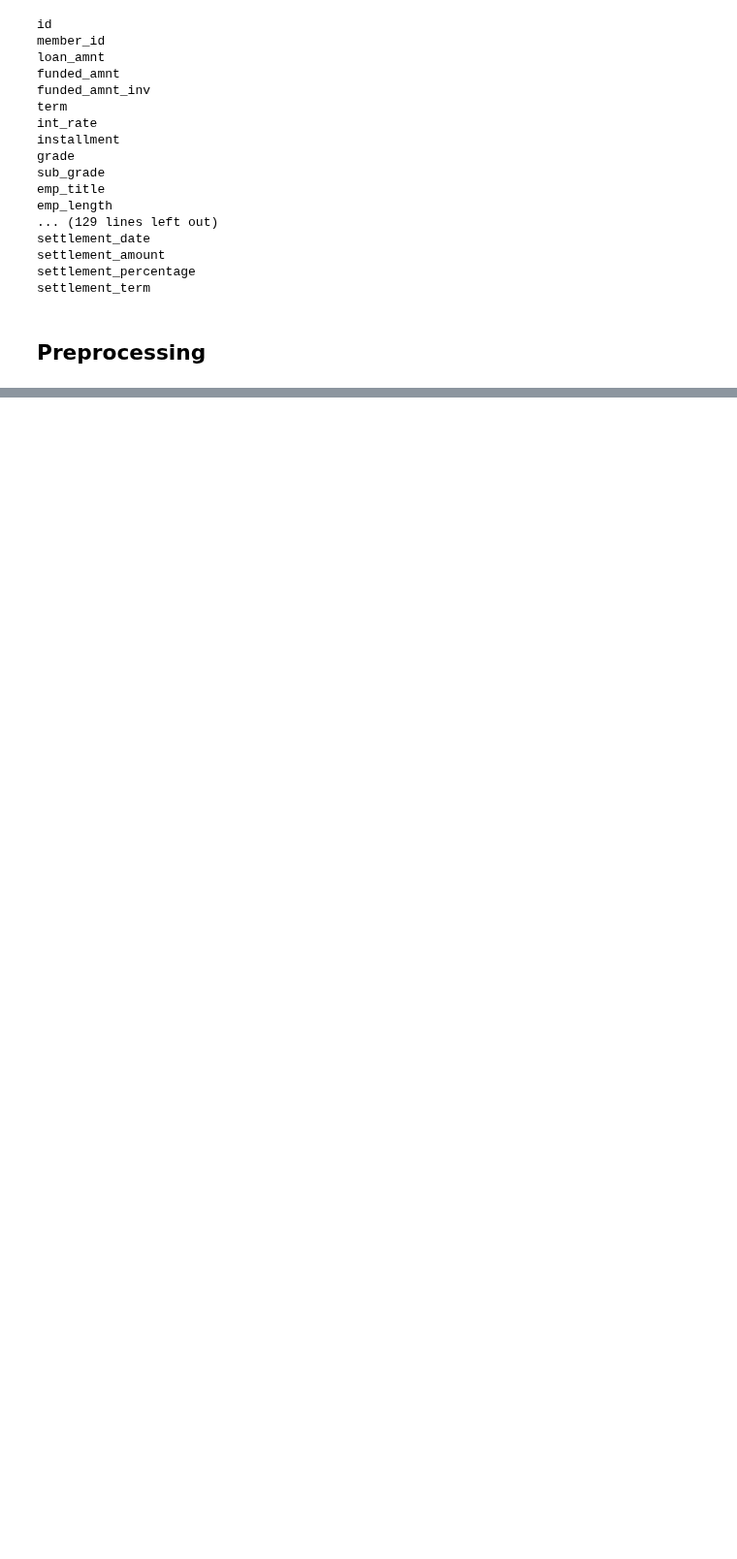
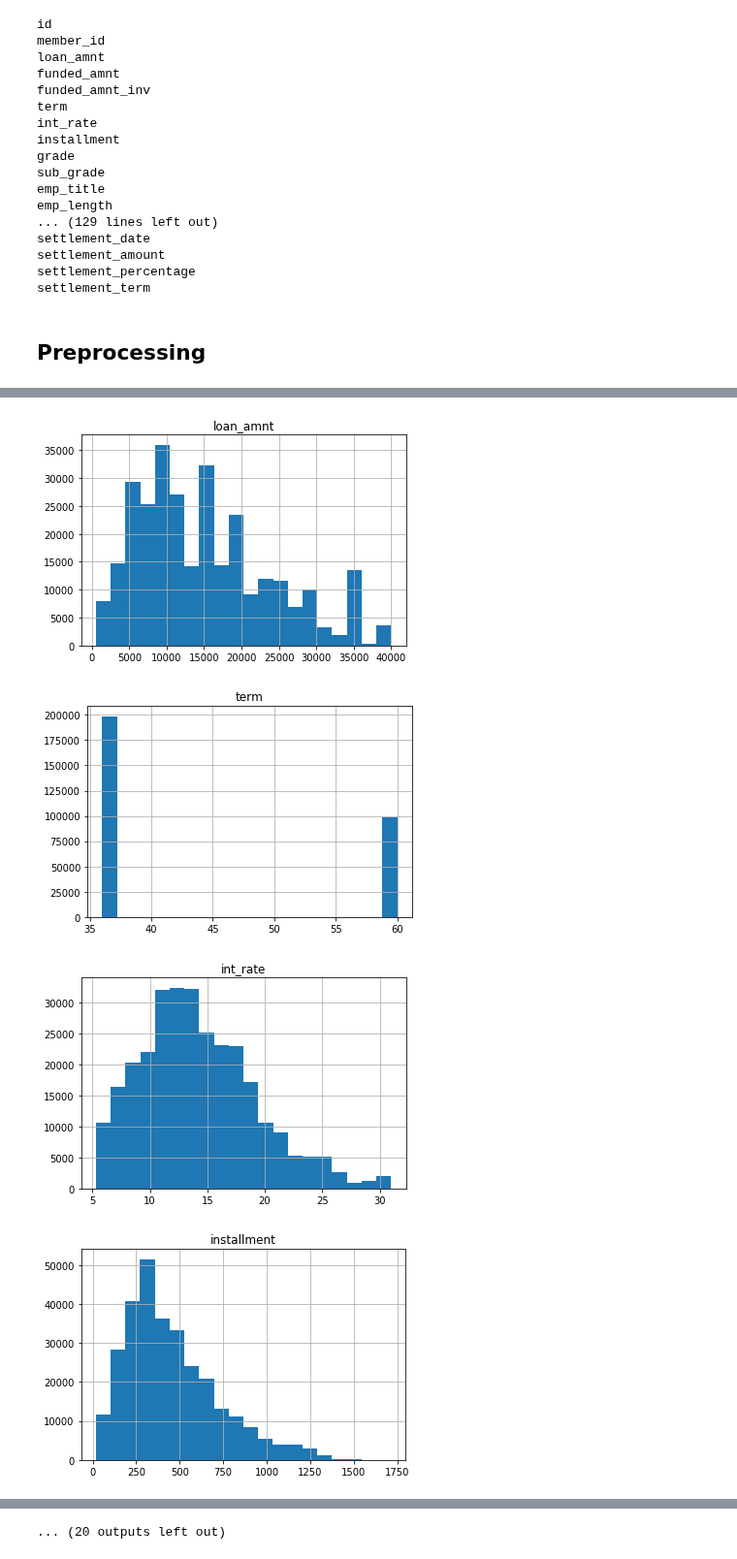
Before and after one commit to jurrew27/quant-risk, a Jupyter notebook: Assignment 4/Default Predicition Model.ipynb, the cells around one changed output, grey strips where cells are left out. Shown at 97% size. Drawn from its saved outputs; the diff is of its cells as text; code cells hidden in the pictures; blank space fills up the shorter version.

Commit message:
Results with only a few columns

```diff
--- a/Assignment 4/Default Predicition Model.ipynb
+++ b/Assignment 4/Default Predicition Model.ipynb
@@ -160,7 +116,7 @@ verification_status_joint_Verified
 # %%
 data = data.loc[:,~data.columns.str.startswith('addr_state')]
 # %%
-pos_samples = y[y == 1].sample(frac=0.1, axis=0).index
+pos_samples = y[y == 1].sample(frac=0.5, axis=0).index
 neg_samples = y[y == 0].sample(len(pos_samples), axis=0).index
 samples = pos_samples.union(neg_samples)
 len(samples)
@@ -168,0 +132,11 @@ len(samples)
+# %%
+columns_of_interest = ['loan_amnt', 'term', 'int_rate', 'installment', 'grade', 'sub_grade', 'emp_length',
+                       'home_ownership_RENT', 'home_ownership_MORTGAGE', 'home_ownership_OTHER',
+                       'home_ownership_ANY', 'home_ownership_NONE', 'home_ownership_OWN', 'annual_inc',
+                       'purpose_credit_card', 'purpose_debt_consolidation',
+                       'purpose_small_business', 'purpose_home_improvement', 'purpose_car', 'purpose_moving',
+                       'purpose_major_purchase', 'purpose_vacation', 'purpose_other', 'purpose_renewable_energy',
+                       'purpose_medical', 'purpose_house', 'purpose_wedding', 'dti', 'total_acc',
+                       'verification_status_Not Verified', 'verification_status_Verified',
+                       'verification_status_Source Verified']
+len(columns_of_interest)
@@ -168,0 +145,7 @@ len(samples)
+# %%
+corrs = pd.Series(index=data.columns)
+
+for col in data.columns:
+    corrs[col] = y[samples].corr(data.loc[samples, col])
+
+corrs = corrs.reindex(corrs.abs().sort_values(ascending=False).index)
@@ -168,0 +194,10 @@ len(samples)
+# %%
+for col in columns_of_interest:
+    data.loc[samples, col].hist(bins=20)
+    plt.title(col)
+    plt.show()
+# %% [output]
+[figure, added]
+[figure, added]
+[figure, added]
+[figure, added]
@@ -168,0 +212 @@ len(samples)
+... (20 outputs left out)
```
Also changed, not shown: parts of 25 cells of this notebook, 8 other files.
